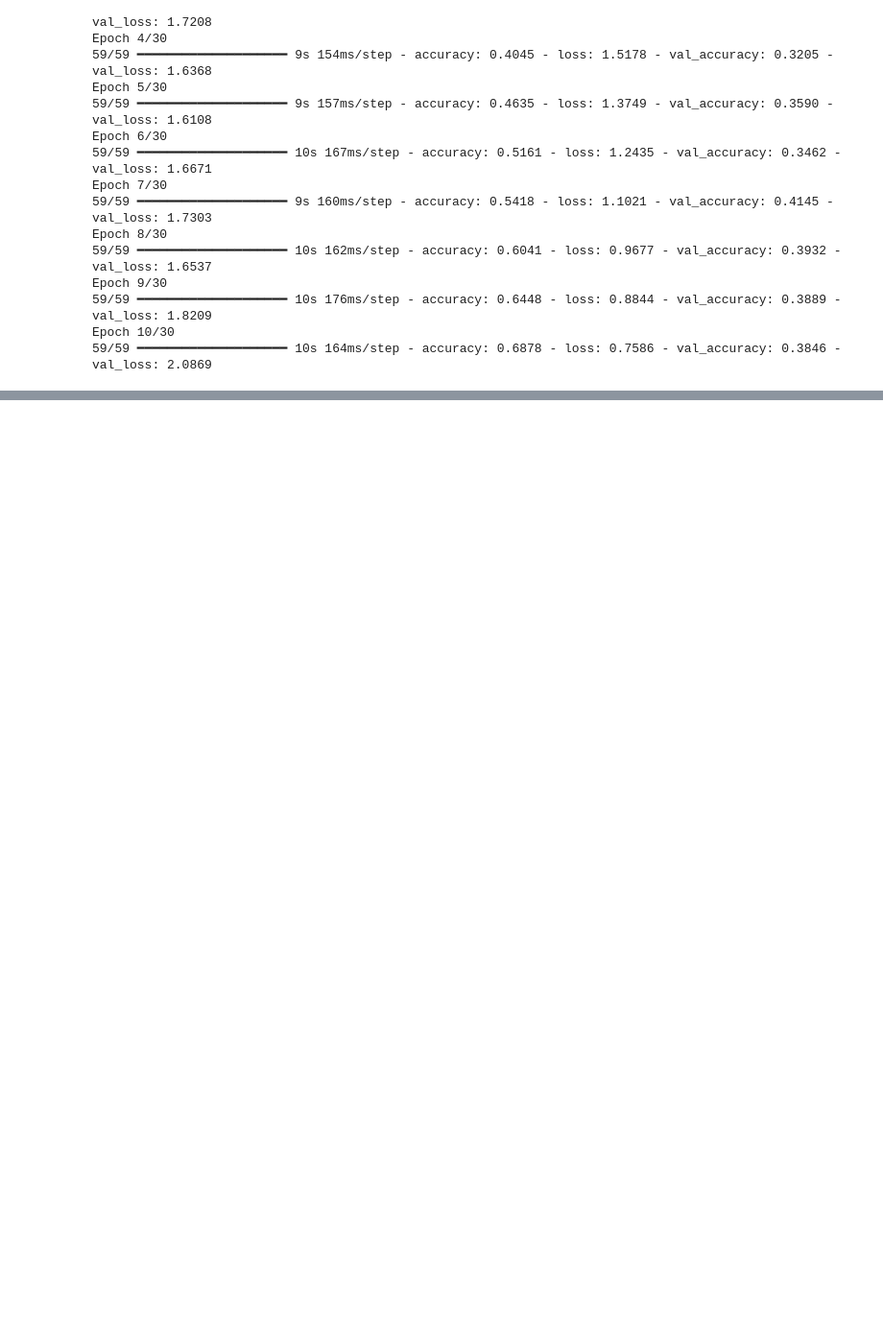
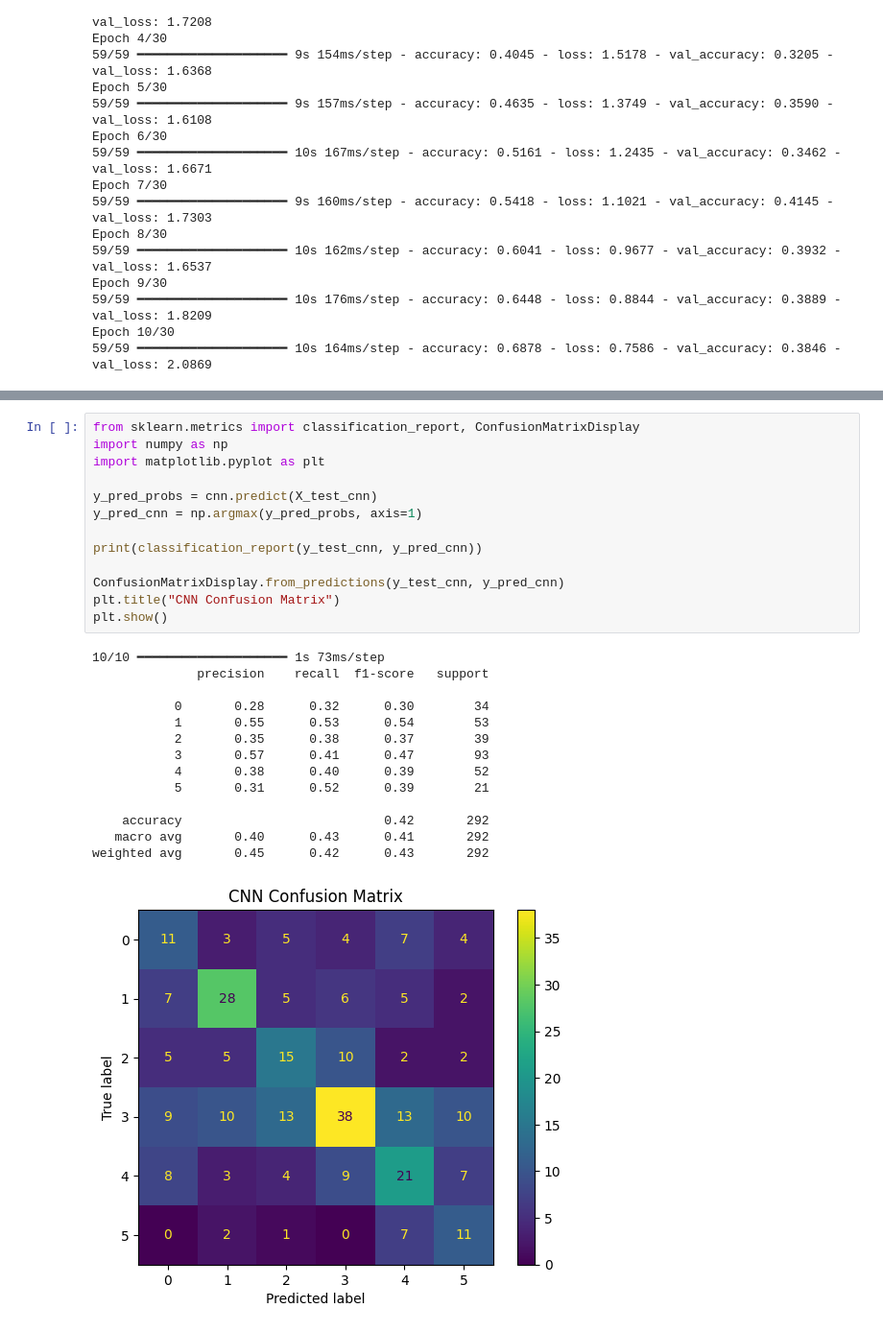
Before and after one commit to malloryr810/AI-Final-Project-GroupRRM, a Jupyter notebook: HurricanCNN.ipynb, the cells around one changed output, grey strips where cells are left out. Shown at 96% size. Saved outputs shown, nothing was run; the diff lists cells and outputs as text; blank space fills up the shorter version.

```diff
--- a/HurricanCNN.ipynb
+++ b/HurricanCNN.ipynb
@@ -203,0 +235,28 @@ Epoch 10/30
+# %%
+from sklearn.metrics import classification_report, ConfusionMatrixDisplay
+import numpy as np
+import matplotlib.pyplot as plt
+
+y_pred_probs = cnn.predict(X_test_cnn)
+y_pred_cnn = np.argmax(y_pred_probs, axis=1)
+
+print(classification_report(y_test_cnn, y_pred_cnn))
+
+ConfusionMatrixDisplay.from_predictions(y_test_cnn, y_pred_cnn)
+plt.title("CNN Confusion Matrix")
+plt.show()
+# %% [output]
+10/10 ━━━━━━━━━━━━━━━━━━━━ 1s 73ms/step
+              precision    recall  f1-score   support
+
+           0       0.28      0.32      0.30        34
+           1       0.55      0.53      0.54        53
+           2       0.35      0.38      0.37        39
+           3       0.57      0.41      0.47        93
+           4       0.38      0.40      0.39        52
+           5       0.31      0.52      0.39        21
+
+    accuracy                           0.42       292
+   macro avg       0.40      0.43      0.41       292
+weighted avg       0.45      0.42      0.43       292
+[figure, added]
```
Also changed, not shown: parts of 19 cells of this notebook.
